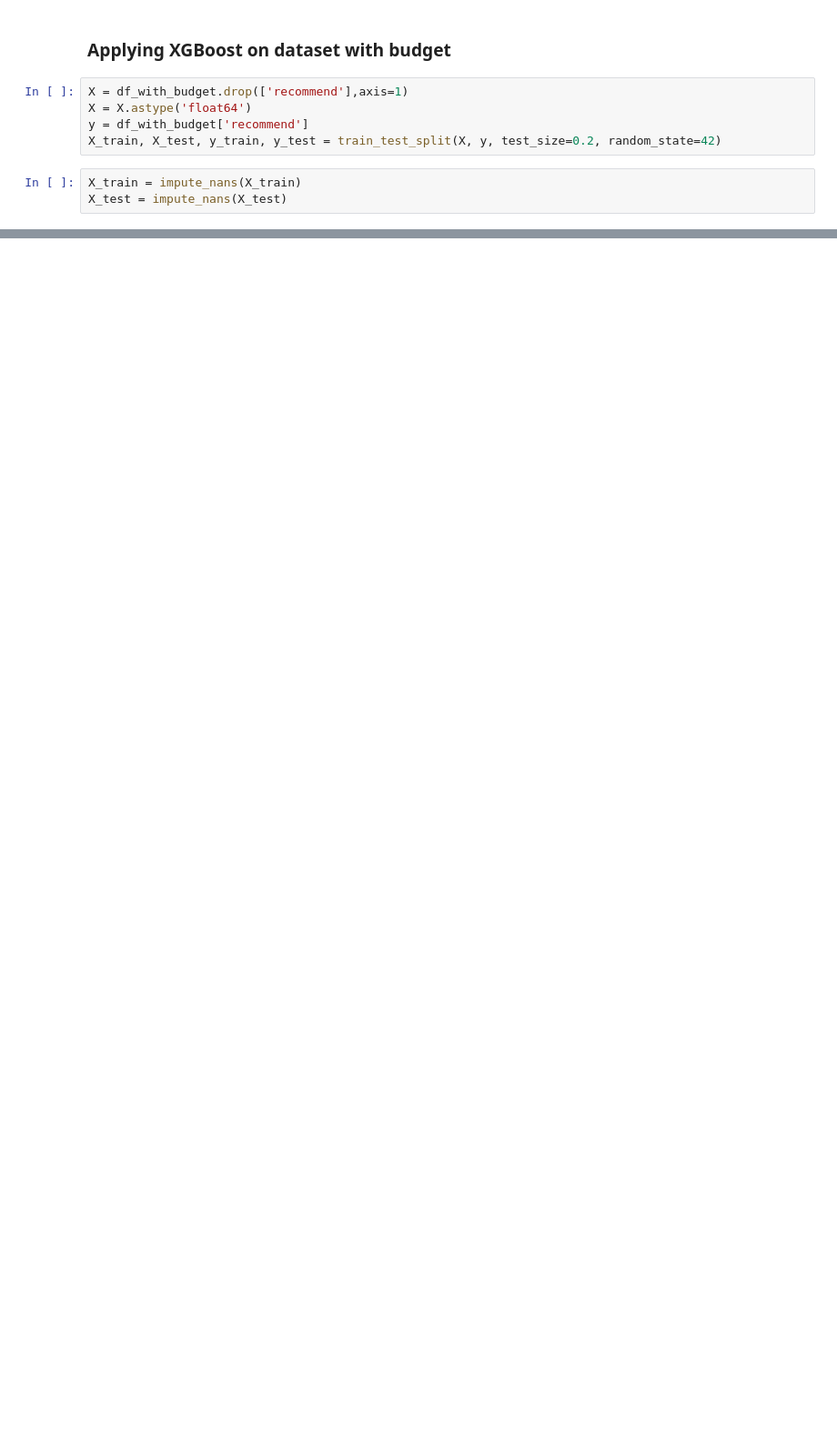
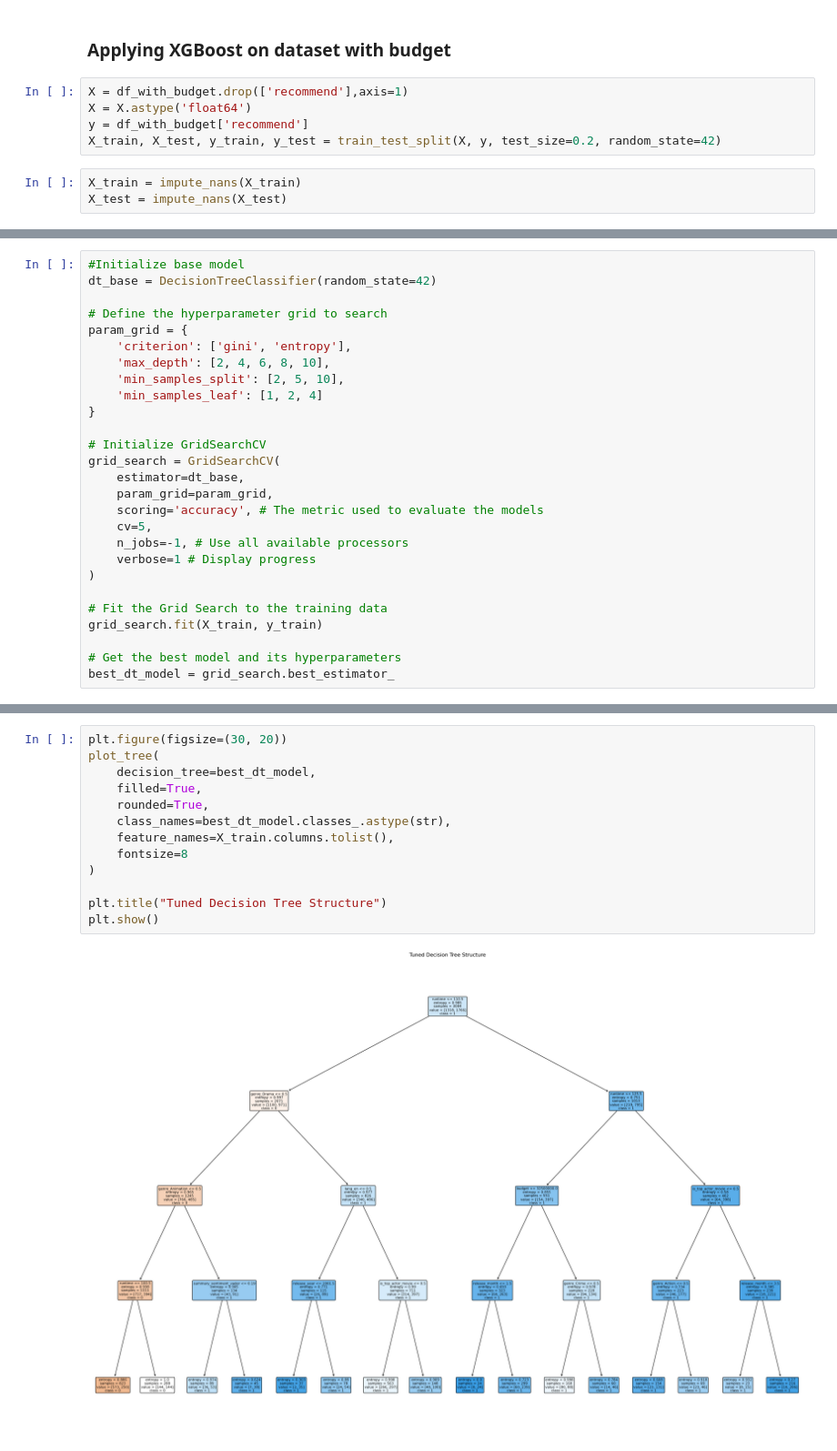
Before and after one commit to EliasMondelaers/datamanagementProject, a Jupyter notebook: Modeling.ipynb, the cells around one changed output, grey strips where cells are left out. Shown at 91% size. Cells and saved outputs as stored; diff of their text form; blank space fills up the shorter version.

```diff
--- a/Modeling.ipynb
+++ b/Modeling.ipynb
@@ -532,0 +541,27 @@ evaluate_preds(X_test, y_test, model_classifier)
+# %%
+#Initialize base model
+dt_base = DecisionTreeClassifier(random_state=42)
+
+# Define the hyperparameter grid to search
+param_grid = {
+    'criterion': ['gini', 'entropy'],
+    'max_depth': [2, 4, 6, 8, 10],
+    'min_samples_split': [2, 5, 10],
+    'min_samples_leaf': [1, 2, 4]
+}
+
+# Initialize GridSearchCV
+grid_search = GridSearchCV(
+    estimator=dt_base,
+    param_grid=param_grid,
+    scoring='accuracy', # The metric used to evaluate the models
+    cv=5,
+    n_jobs=-1, # Use all available processors
+    verbose=1 # Display progress
+)
+
+# Fit the Grid Search to the training data
+grid_search.fit(X_train, y_train)
+
+# Get the best model and its hyperparameters
+best_dt_model = grid_search.best_estimator_
@@ -532,0 +577,15 @@ evaluate_preds(X_test, y_test, model_classifier)
+# %%
+plt.figure(figsize=(30, 20))
+plot_tree(
+    decision_tree=best_dt_model,
+    filled=True,
+    rounded=True,
+    class_names=best_dt_model.classes_.astype(str),
+    feature_names=X_train.columns.tolist(),
+    fontsize=8
+)
+
+plt.title("Tuned Decision Tree Structure")
+plt.show()
+# %% [output]
+[figure, added]
```
Also changed, not shown: parts of 33 cells of this notebook.
